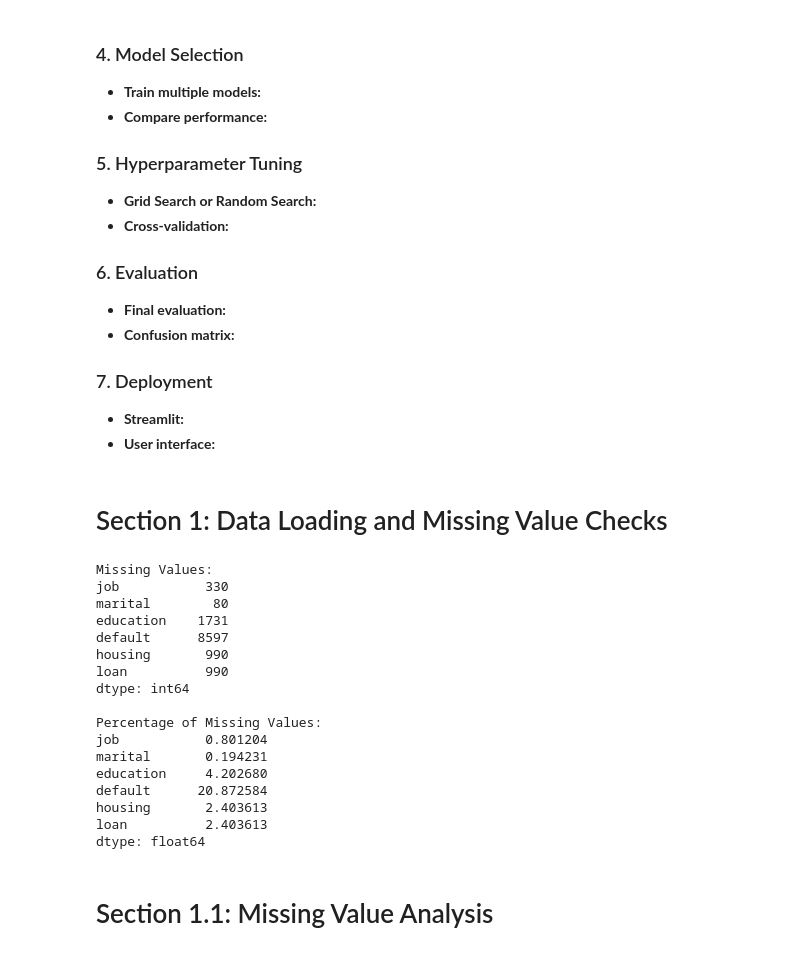
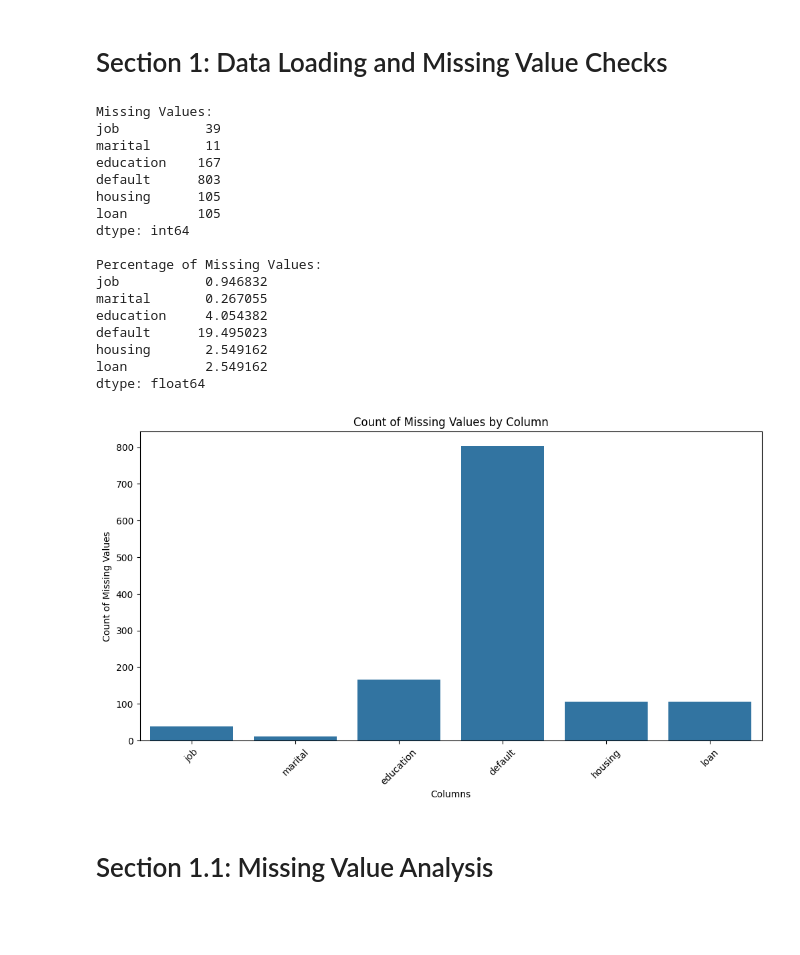
Before and after one commit to yux3ll/TermProject, a Jupyter notebook: ada442TermProject.ipynb, the cells around one changed output. Cells and saved outputs as stored; diff of their text form; code cells hidden in the pictures; blank space fills up the shorter version.

```diff
--- a/ada442TermProject.ipynb
+++ b/ada442TermProject.ipynb
@@ -1,20 +1,3 @@
-# %% [markdown]
-
-### 4. Model Selection
-- **Train multiple models:**
-- **Compare performance:**
-
-### 5. Hyperparameter Tuning
-- **Grid Search or Random Search:**
-- **Cross-validation:**
-
-### 6. Evaluation
-- **Final evaluation:**
-- **Confusion matrix:**
-
-### 7. Deployment
-- **Streamlit:**
-- **User interface:**
 # %%
 import pandas as pd
 import numpy as np
@@ -39,7 +16,6 @@ import seaborn as sns
 # %% [markdown]
 # Section 1: Data Loading and Missing Value Checks
 # %%
-# Function to load data
 def load_data(file_path):
     return pd.read_csv(file_path, sep=';')
 
@@ -58,46 +34,47 @@ def calculate_missing_percentage(data_missing):
     print("\nPercentage of Missing Values:")
     print(missing_percentage)
     return data, missing_values, missing_percentage
 
 # Function to visualize missing values
 def visualize_missing_values(data_missing_percentage):
     data, missing_values, missing_percentage = data_missing_percentage
     plt.figure(figsize=(12, 6))
     sns.barplot(x=missing_values.index, y=missing_values.values)
     plt.title('Count of Missing Values by Column')
     plt.ylabel('Count of Missing Values')
     plt.xlabel('Columns')
     plt.xticks(rotation=45)
     plt.show()
     return data
 
 # Create pipeline
 pipeline = Pipeline([
-    ('load_data', FunctionTransformer(lambda _: load_data('dataset/bank-additional-full.csv'), validate=False)),
+    ('load_data', FunctionTransformer(lambda _: load_data('dataset/bank-additional.csv'), validate=False)),
     ('check_missing_values', FunctionTransformer(check_missing_values, validate=False)),
     ('calculate_missing_percentage', FunctionTransformer(calculate_missing_percentage, validate=False)),
     ('visualize_missing_values', FunctionTransformer(visualize_missing_values, validate=False))
 ])
 
 data = pipeline.fit_transform(None)
 # %% [output]
 Missing Values:
-job           330
-marital        80
-education    1731
-default      8597
-housing       990
-loan          990
+job           39
+marital       11
+education    167
+default      803
+housing      105
+loan         105
 dtype: int64
 
 Percentage of Missing Values:
-job           0.801204
-marital       0.194231
-education     4.202680
-default      20.872584
-housing       2.403613
-loan          2.403613
+job           0.946832
+marital       0.267055
+education     4.054382
+default      19.495023
+housing       2.549162
+loan          2.549162
 dtype: float64
+[figure, added]
 # %% [markdown]
 # Section 1.1: Missing Value Analysis
 # %%
```
Also changed, not shown: parts of 20 cells of this notebook, 1 other file.
